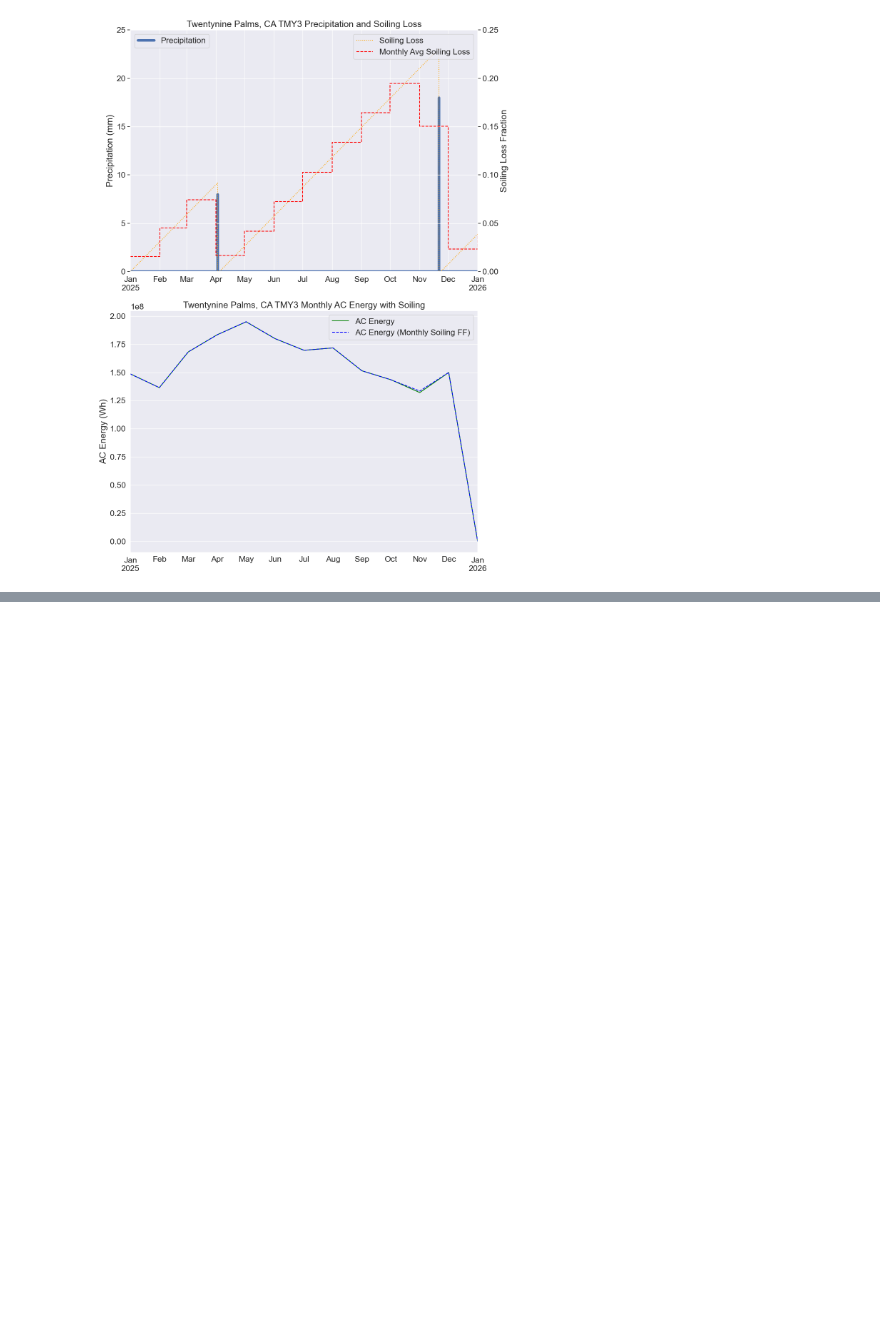
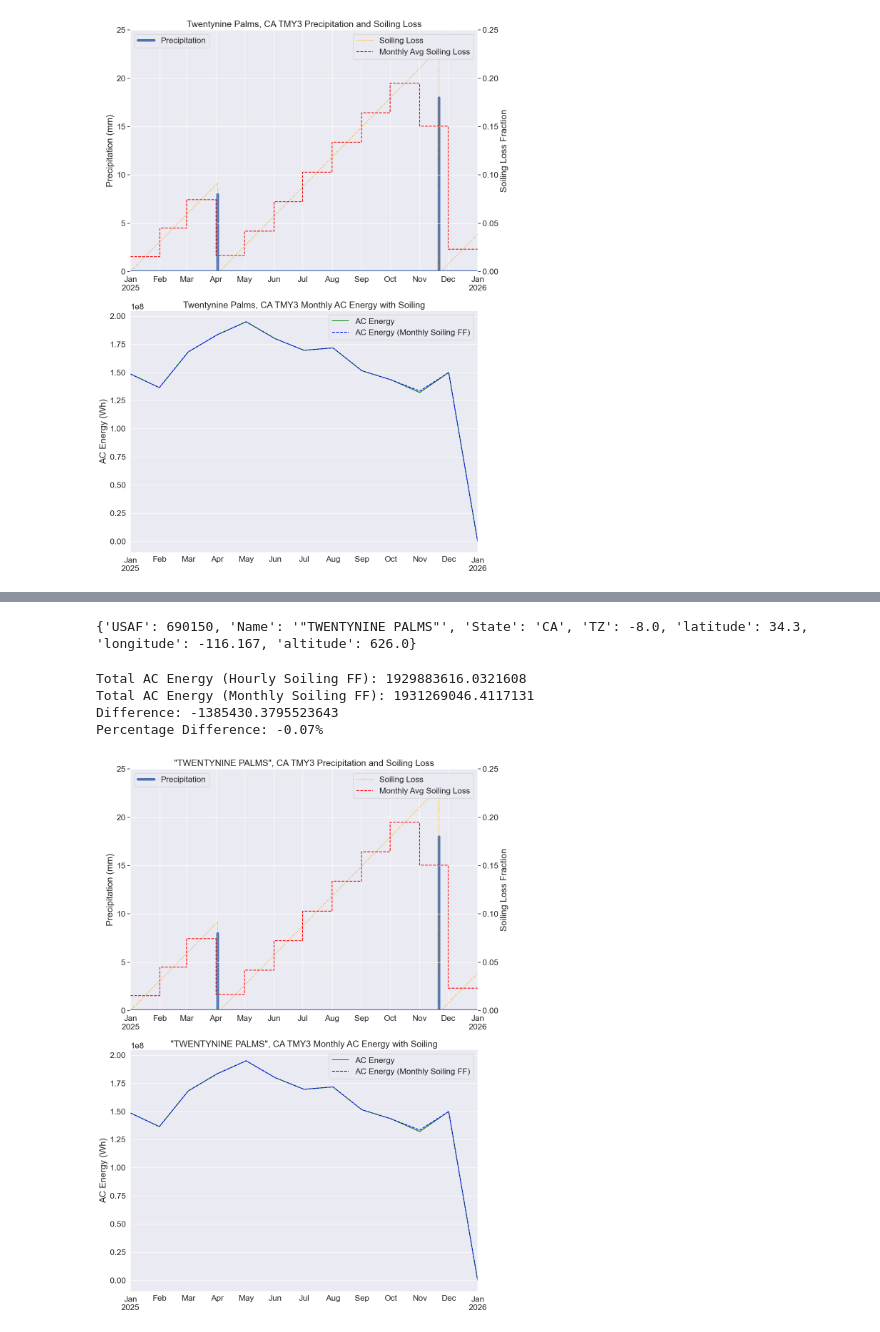
Before and after one commit to mikofski/pvsc54-temporal-soiling-impact, a Jupyter notebook: pvsc54-soiling.ipynb, the cells around one changed output, grey strips where cells are left out. Cells and saved outputs as stored; diff of their text form; code cells hidden in the pictures; blank space fills up the shorter version.

```diff
--- a/pvsc54-soiling.ipynb
+++ b/pvsc54-soiling.ipynb
@@ -187,0 +240,9 @@ twentynine_palms.head()
+# %%
+calculate_monthly_soiling_ff_impact("690150TYA.CSV")
+# %% [output]
+{'USAF': 690150, 'Name': '"TWENTYNINE PALMS"', 'State': 'CA', 'TZ': -8.0, 'latitude': 34.3, 'longitude': -116.167, 'altitude': 626.0}
+Total AC Energy (Hourly Soiling FF): 1929883616.0321608
+Total AC Energy (Monthly Soiling FF): 1931269046.4117131
+Difference: -1385430.3795523643
+Percentage Difference: -0.07%
+[figure, added]
```
Also changed, not shown: parts of 20 cells of this notebook, 2 other files.
